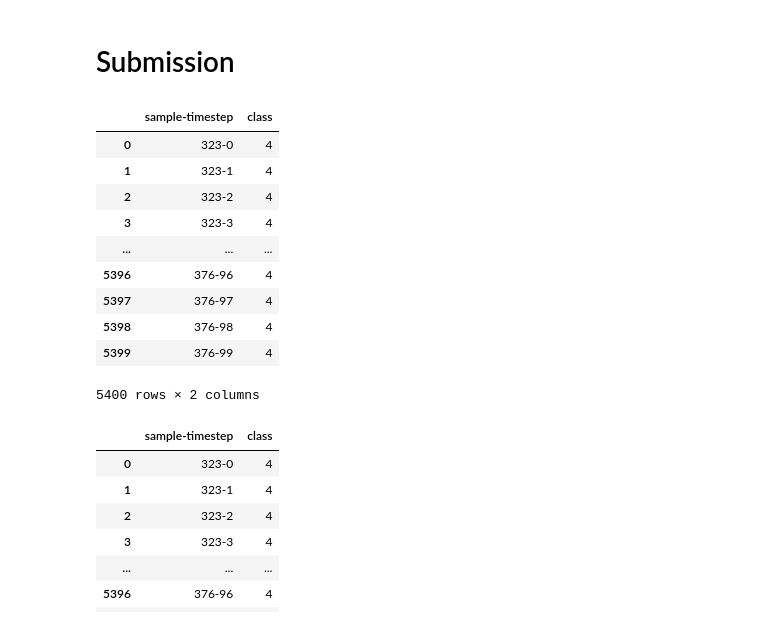
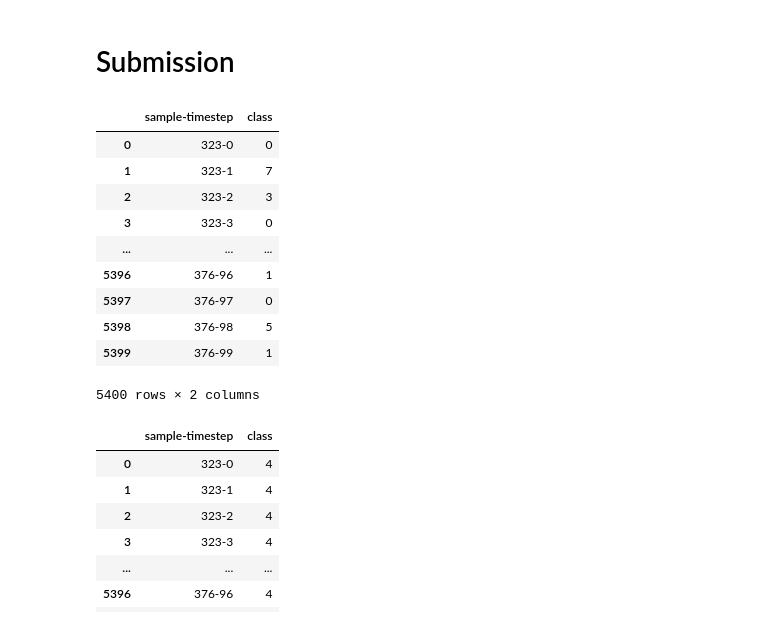
Before and after one commit to gesture-classification/test_task, a Jupyter notebook: notebooks/Project.ipynb, the cells around one changed output. Cells and saved outputs as stored; diff of their text form; code cells hidden in the pictures.

```diff
--- a/notebooks/Project.ipynb
+++ b/notebooks/Project.ipynb
@@ -97,8 +103,3 @@ np.random.seed(seed_value)
 | "6"  |  сгиб большого пальца |
 | "7"  |  жест "ok" |
 | "8"  |  жест "grab" |
-# %%
-with ZipFile('../data/test_task.zip') as myzip:
-    for file in myzip.namelist():
-        if file[-3:] == 'npy':
-            print(file)
@@ -107,0 +106,13 @@ X_train.npy
+# %%
+# Функция читает из архива все файлы с расширениями ".npy" и 'csv', а затем сохраняет их в словарь mounts
+mounts = dict()
+with ZipFile(os.path.join(PATH, 'test_task.zip')) as myzip:
+    for file in myzip.namelist():
+        if file[-3:] == 'npy':
+            mounts[f"{file[:-4]}".format(file)] = np.load(myzip.open(file))
+        elif file[-3:] == 'csv':
+            mounts[f"{file[:-4]}".format(file)] = pd.read_csv(myzip.open(file))
+        else:
+            pass
+
+mounts.keys()
@@ -468,18 +822,19 @@ array([4, 4, 4, ..., 4, 4, 4], dtype=int64)
 # Submission
 # %%
 # загружаем пример sample_submission
+y_test = mounts['sample_submission']
 y_test
 # %% [output]
 |  | sample-timestep | class |
-| 0 | 323-0 | 4 |
-| 1 | 323-1 | 4 |
-| 2 | 323-2 | 4 |
-| 3 | 323-3 | 4 |
+| 0 | 323-0 | 0 |
+| 1 | 323-1 | 7 |
+| 2 | 323-2 | 3 |
+| 3 | 323-3 | 0 |
 | ... | ... | ... |
-| 5396 | 376-96 | 4 |
-| 5397 | 376-97 | 4 |
-| 5398 | 376-98 | 4 |
-| 5399 | 376-99 | 4 |
+| 5396 | 376-96 | 1 |
+| 5397 | 376-97 | 0 |
+| 5398 | 376-98 | 5 |
+| 5399 | 376-99 | 1 |
 5400 rows × 2 columns
 # %%
 y_test['class'] = y_pred
```
Also changed, not shown: parts of 68 cells of this notebook.
